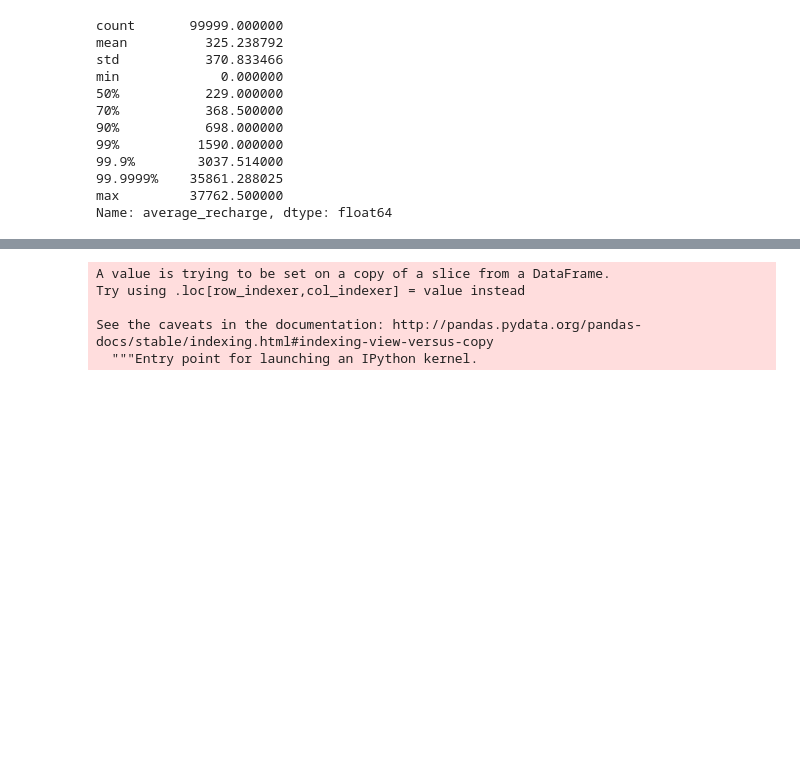
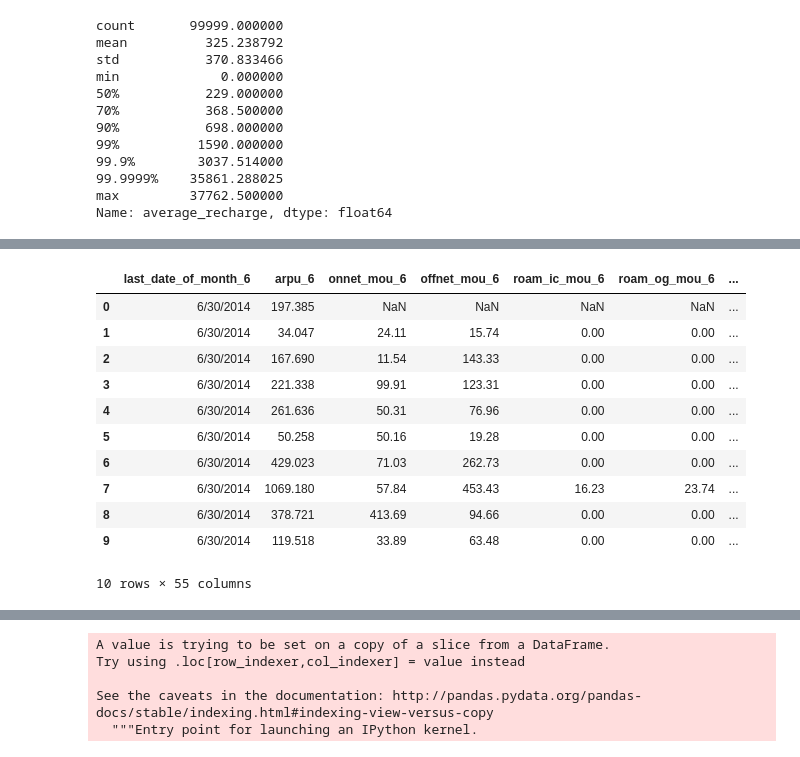
Before and after one commit to gettingtoknowdata/predict-churn, a Jupyter notebook: Telecom_churn_case_study.ipynb, the cells around one changed output, grey strips where cells are left out. Saved outputs shown, nothing was run; the diff lists cells and outputs as text; code cells hidden in the pictures; blank space fills up the shorter version.

```diff
--- a/Telecom_churn_case_study.ipynb
+++ b/Telecom_churn_case_study.ipynb
@@ -50,0 +69,5 @@ max_revenue_customers_data = data[data.average_recharge >368.5]
+# %%
+churn_data_jun = data.filter(regex='(_6$|^jun_)')
+churn_data_jul = data.filter(regex='(_7$|^jul_)')
+churn_data_aug = data.filter(regex='(_8$|^aug_)')
+churn_data_sep = data.filter(regex='(_9$|^sep_)')
@@ -50,0 +98,15 @@ max_revenue_customers_data = data[data.average_recharge >368.5]
+# %%
+churn_data_jun.head(10)
+# %% [output]
+|  | last_date_of_month_6 | arpu_6 | onnet_mou_6 | offnet_mou_6 | roam_ic_mou_6 | roam_og_mou_6 | ... |
+| 0 | 6/30/2014 | 197.385 | NaN | NaN | NaN | NaN | ... |
+| 1 | 6/30/2014 | 34.047 | 24.11 | 15.74 | 0.00 | 0.00 | ... |
+| 2 | 6/30/2014 | 167.690 | 11.54 | 143.33 | 0.00 | 0.00 | ... |
+| 3 | 6/30/2014 | 221.338 | 99.91 | 123.31 | 0.00 | 0.00 | ... |
+| 4 | 6/30/2014 | 261.636 | 50.31 | 76.96 | 0.00 | 0.00 | ... |
+| 5 | 6/30/2014 | 50.258 | 50.16 | 19.28 | 0.00 | 0.00 | ... |
+| 6 | 6/30/2014 | 429.023 | 71.03 | 262.73 | 0.00 | 0.00 | ... |
+| 7 | 6/30/2014 | 1069.180 | 57.84 | 453.43 | 16.23 | 23.74 | ... |
+| 8 | 6/30/2014 | 378.721 | 413.69 | 94.66 | 0.00 | 0.00 | ... |
+| 9 | 6/30/2014 | 119.518 | 33.89 | 63.48 | 0.00 | 0.00 | ... |
+10 rows × 55 columns
```
Also changed, not shown: parts of 29 cells of this notebook.
